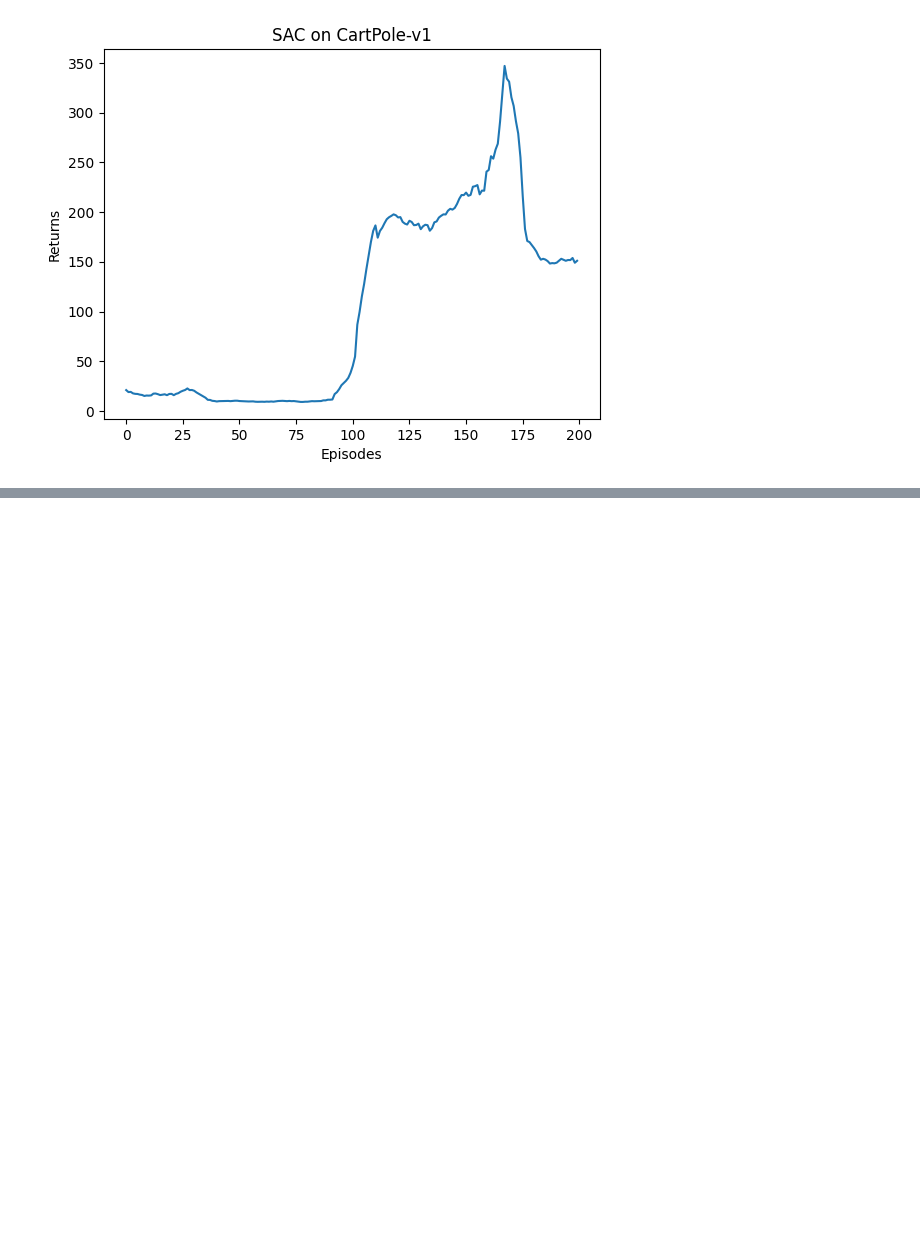
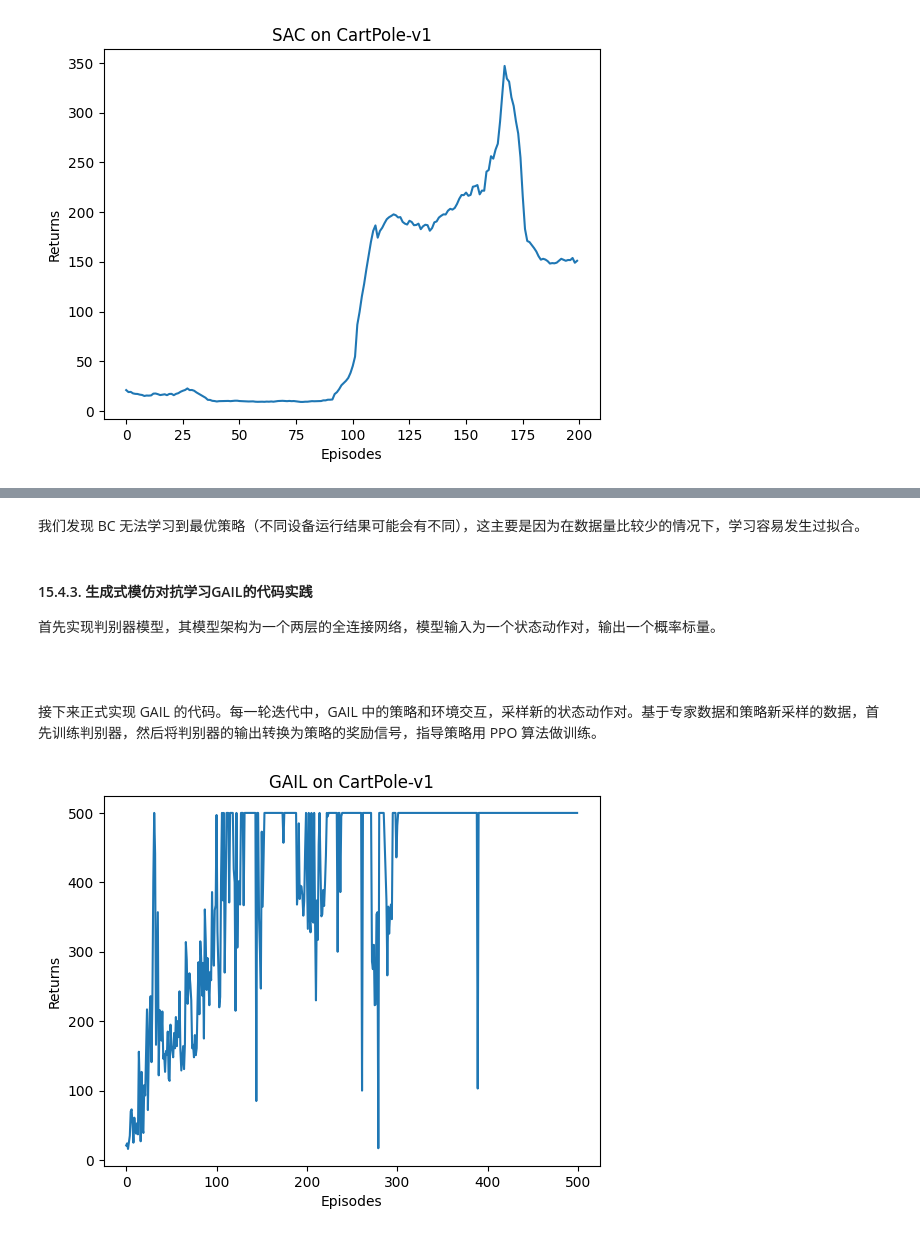
Before and after one commit to lanceyliao/Hands-on-RL, a Jupyter notebook: 合集.ipynb, the cells around one changed output, grey strips where cells are left out. Drawn from its saved outputs; the diff is of its cells as text; code cells hidden in the pictures; blank space fills up the shorter version.

```diff
--- a/合集.ipynb
+++ b/合集.ipynb
@@ -4292,0 +4486,8 @@ plt.show()
+# %% [markdown]
+我们发现 BC 无法学习到最优策略（不同设备运行结果可能会有不同），这主要是因为在数据量比较少的情况下，学习容易发生过拟合。
+# %% [markdown]
+#### 15.4.3. 生成式模仿对抗学习GAIL的代码实践
+
+首先实现判别器模型，其模型架构为一个两层的全连接网络，模型输入为一个状态动作对，输出一个概率标量。
+# %% [markdown]
+####
@@ -4292,0 +4507,33 @@ plt.show()
+# %% [markdown]
+接下来正式实现 GAIL 的代码。每一轮迭代中，GAIL 中的策略和环境交互，采样新的状态动作对。基于专家数据和策略新采样的数据，首先训练判别器，然后将判别器的输出转换为策略的奖励信号，指导策略用 PPO 算法做训练。
+# %%
+class GAIL:
+    def __init__(self, agent, s_dim, a_dim, neu_dim, lr_d):
+        self.discriminator = Discriminator(s_dim, neu_dim, a_dim).to(device)  ## 判别器
+        self.discriminator_optimizer = torch.optim.Adam(self.discriminator.parameters(), lr=lr_d)  ## 优化器
+        self.agent = agent  ## 模仿者智能体
+
+    ## 网络的训练
+    def learn(self, expert_s, expert_a, S, A, S_, dones):
+        ## 初始化需要的变量
+        expert_S = torch.tensor(expert_s, dtype=torch.float).to(device)  ## 专家输入的状态
+        expert_A = torch.tensor(expert_a).view(-1, 1).long().to(device)  ## 专家输出的动作
+        agent_S = torch.tensor(S, dtype=torch.float).to(device)  ##  模仿者输入状态
+        agent_A = torch.tensor(A).view(-1, 1).long().to(device)  ## 模仿者输入动作
+        expert_A = F.one_hot(expert_A, num_classes=2).float()  ## 专家动作来 one-hot 标签化
+        agent_A = F.one_hot(agent_A, num_classes=2).float()  ##  模仿者动作 one-hot 标签化
+
+        ## D判别器给出专家（状态，动作）对的概率，目标是靠拢 0
+        expert_pi_sa = self.discriminator(expert_S, expert_A)
+        ## D判别器给出模仿者（状态，动作）对的概率，目标是靠拢 1
+        agent_pi_sa = self.discriminator(agent_S, agent_A)
+        ## D判别器的目标是，专家的靠拢 0，模仿者靠拢 1
+        discriminator_loss = nn.BCELoss()(agent_pi_sa, torch.ones_like(agent_pi_sa)) + nn.BCELoss()(expert_pi_sa, torch.zeros_like(expert_pi_sa))
+        # 比函数F.mse_loss(b_q, b_rq_)多一组()是因为，需要先创建一个BCELoss类（二元交叉熵, Binary Cross-Entropy）的实例
+        self.discriminator_optimizer.zero_grad()  ## 梯度置0
+        discriminator_loss.backward()  ## 反向传播梯度
+        self.discriminator_optimizer.step()  ## 使用梯度来update参数
+        ## 损失函数来做奖励，D判别器给出模仿者的概率，越小越好的，专家的才会越小，说明此时判别器已经误判了，不能准确区分专家和模仿者的策略。
+        R = -torch.log(agent_pi_sa).detach().cpu().numpy()
+        transition_dict = {'S': S, 'A': A, 'R': R, 'S_': S_, 'dones': dones}
+        self.agent.update(transition_dict)  ## 模仿者 train 策略网络和价值网络，此处的强化学习算法可以使用其他的
@@ -4292,0 +4591,9 @@ plt.show()
+# %%
+iteration_list = list(range(len(return_list)))
+plt.plot(iteration_list, return_list)
+plt.xlabel('Episodes')
+plt.ylabel('Returns')
+plt.title('GAIL on {}'.format(env_name))
+plt.show()
+# %% [output]
+[figure, added]
```
Also changed, not shown: parts of 12 cells of this notebook, 2 other files.
